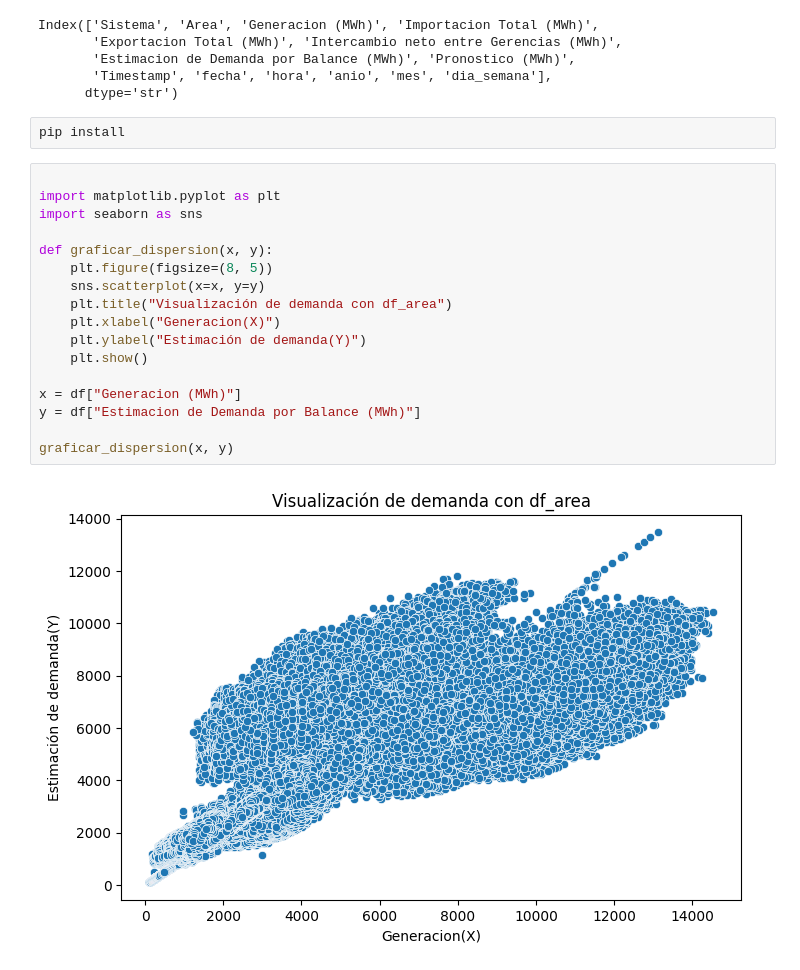
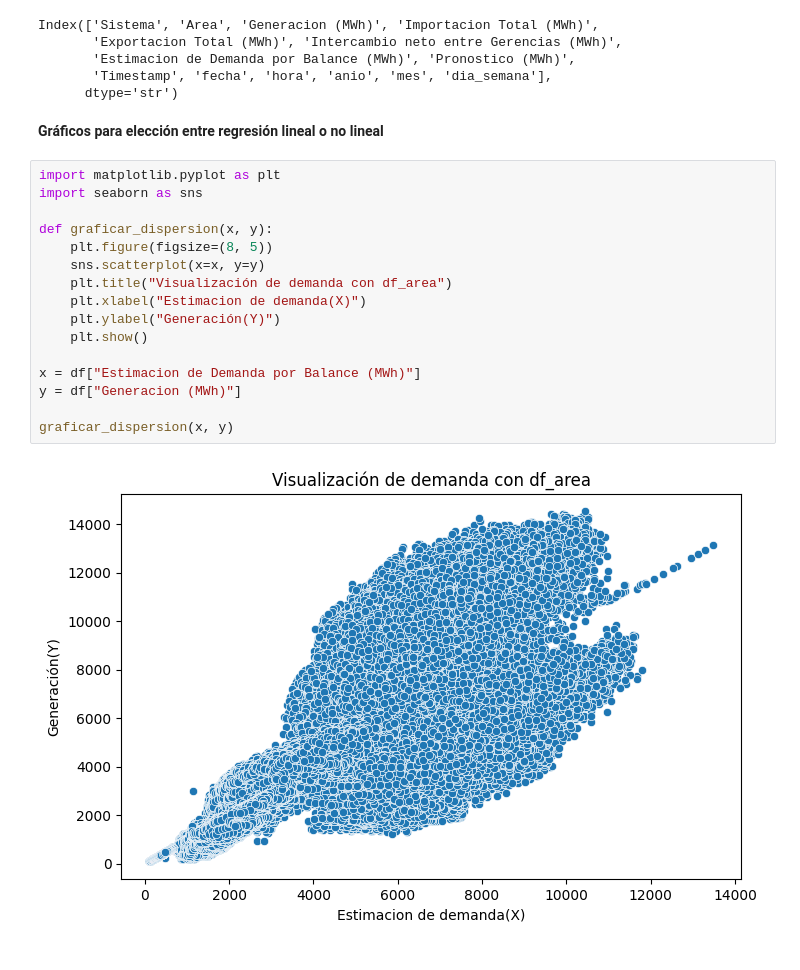
Before and after one commit to UlisesACC/Modelado-Predictivo, a Jupyter notebook: regresion/EDA.ipynb, the cells around one changed output. Saved outputs shown, nothing was run; the diff lists cells and outputs as text.

Commit message:
Graficos regresión

```diff
--- a/regresion/EDA.ipynb
+++ b/regresion/EDA.ipynb
@@ -636,24 +636,23 @@ Index(['Sistema', 'Area', 'Generacion (MWh)', 'Importacion Total (MWh)',
        'Estimacion de Demanda por Balance (MWh)', 'Pronostico (MWh)',
        'Timestamp', 'fecha', 'hora', 'anio', 'mes', 'dia_semana'],
       dtype='str')
-# %%
-pip install
+# %% [markdown]
+**Gráficos para elección entre regresión lineal o no lineal**
 # %%
-
 import matplotlib.pyplot as plt
 import seaborn as sns
 
 def graficar_dispersion(x, y):
     plt.figure(figsize=(8, 5))
     sns.scatterplot(x=x, y=y)
     plt.title("Visualización de demanda con df_area")
-    plt.xlabel("Generacion(X)")
-    plt.ylabel("Estimación de demanda(Y)")
+    plt.xlabel("Estimacion de demanda(X)")
+    plt.ylabel("Generación(Y)")
     plt.show()
 
-x = df["Generacion (MWh)"]
-y = df["Estimacion de Demanda por Balance (MWh)"]
+x = df["Estimacion de Demanda por Balance (MWh)"]
+y = df["Generacion (MWh)"]
 
 graficar_dispersion(x, y)
 # %% [output]
-[figure, old version]
+[figure, new version]
```
Also changed, not shown: parts of 1 cell of this notebook.
